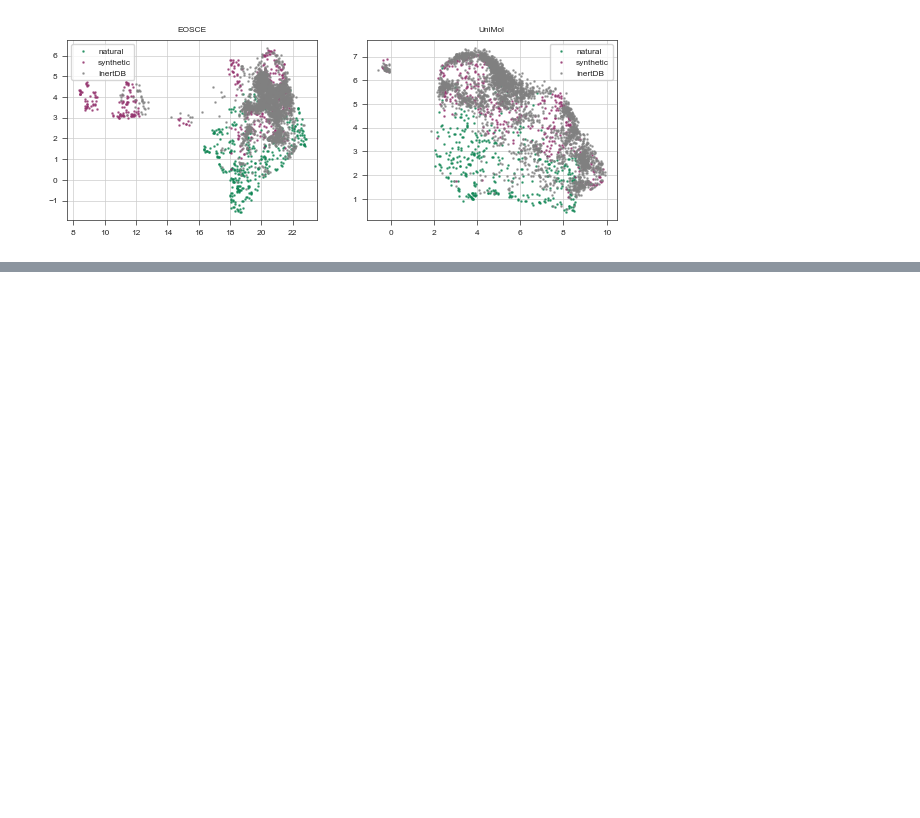
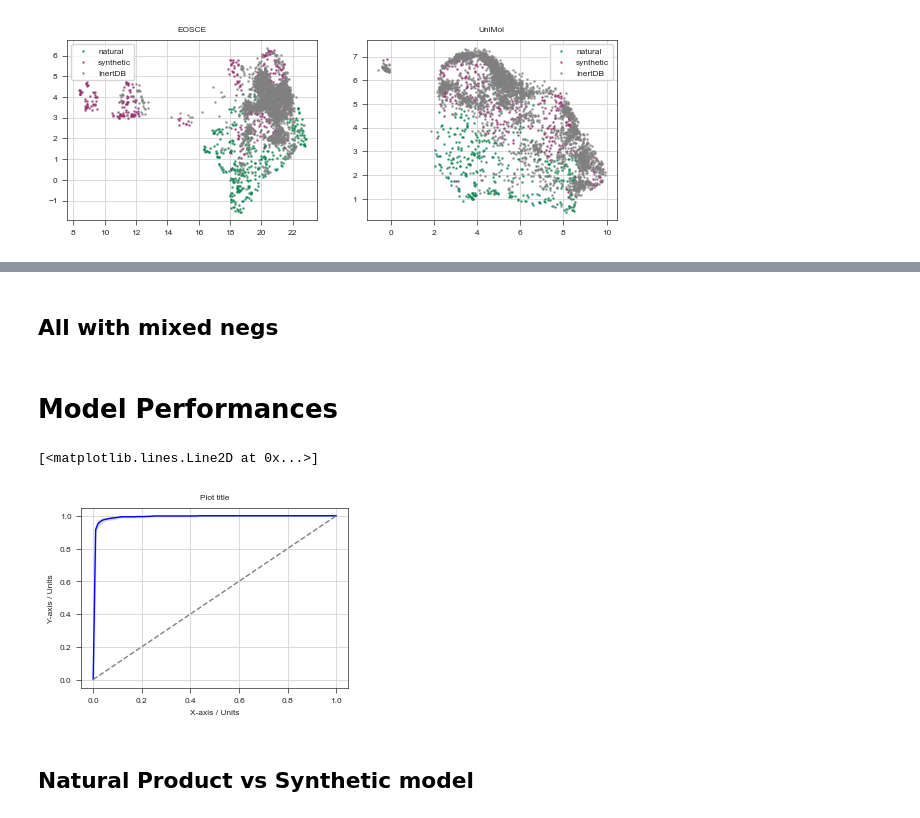
Before and after one commit to ersilia-os/anti-hypertension-cedd, a Jupyter notebook: notebooks/02_ml_modelling.ipynb, the cells around one changed output, grey strips where cells are left out. Saved outputs shown, nothing was run; the diff lists cells and outputs as text; code cells hidden in the pictures; blank space fills up the shorter version.

```diff
--- a/notebooks/02_ml_modelling.ipynb
+++ b/notebooks/02_ml_modelling.ipynb
@@ -247,0 +736,2 @@ ax.legend()
+# %% [markdown]
+## All with mixed negs
@@ -247,0 +754,2 @@ ax.legend()
+# %% [markdown]
+# Model Performances
@@ -247,0 +806,55 @@ ax.legend()
+# %%
+with open(os.path.join(model_dir, "inertdb.json"), 'r') as f:
+    results = json.load(f)
+
+rocaucs = results['roc_auc']
+thresholds = results['thr']
+y_hats = results['y_hat']
+y_trues = results['y']
+
+tprs = []
+aucs = []
+mean_fpr = np.linspace(0, 1, 100)  # 100 points for smooth average
+
+# Loop through each fold
+for y_true, y_hat in zip(y_trues, y_hats):
+    y_true = np.array(y_true)
+    y_hat = np.array(y_hat)
+
+    fpr, tpr, _ = roc_curve(y_true, y_hat)
+    roc_auc = auc(fpr, tpr)
+
+    tpr_interp = np.interp(mean_fpr, fpr, tpr)
+    tpr_interp[0] = 0.0
+    tprs.append(tpr_interp)
+    aucs.append(roc_auc)
+
+mean_tpr = np.mean(tprs, axis=0)
+std_tpr = np.std(tprs, axis=0)
+
+mean_auc = auc(mean_fpr, mean_tpr)
+std_auc = np.std(aucs)
+
+fig, axs = st.create_figure(
+    1, 1, width=ONE_COLUMN_WIDTH, height=0.33 * TWO_COLUMNS_WIDTH
+)
+
+ax = axs.next()
+
+ax.plot(mean_fpr, mean_tpr, color='b',
+         label=r'Mean ROC (AUC = {:.2f} $\pm$ {:.2f})'.format(mean_auc, std_auc),
+         lw=1, alpha=1)
+
+# Plot shaded area for +- std
+tpr_upper = np.minimum(mean_tpr + std_tpr, 1)
+tpr_lower = np.maximum(mean_tpr - std_tpr, 0)
+ax.fill_between(mean_fpr, tpr_lower, tpr_upper, color='gray', alpha=0.2,
+                 label=r'$\pm$ 1 std. dev.')
+
+# Plot random line
+ax.plot([0, 1], [0, 1], linestyle='--', lw=1, color='gray')
+# %% [output]
+[<matplotlib.lines.Line2D at 0x...>]
+[figure, added]
+# %% [markdown]
+## Natural Product vs Synthetic model
```
Also changed, not shown: parts of 19 cells of this notebook, 9 other files.
